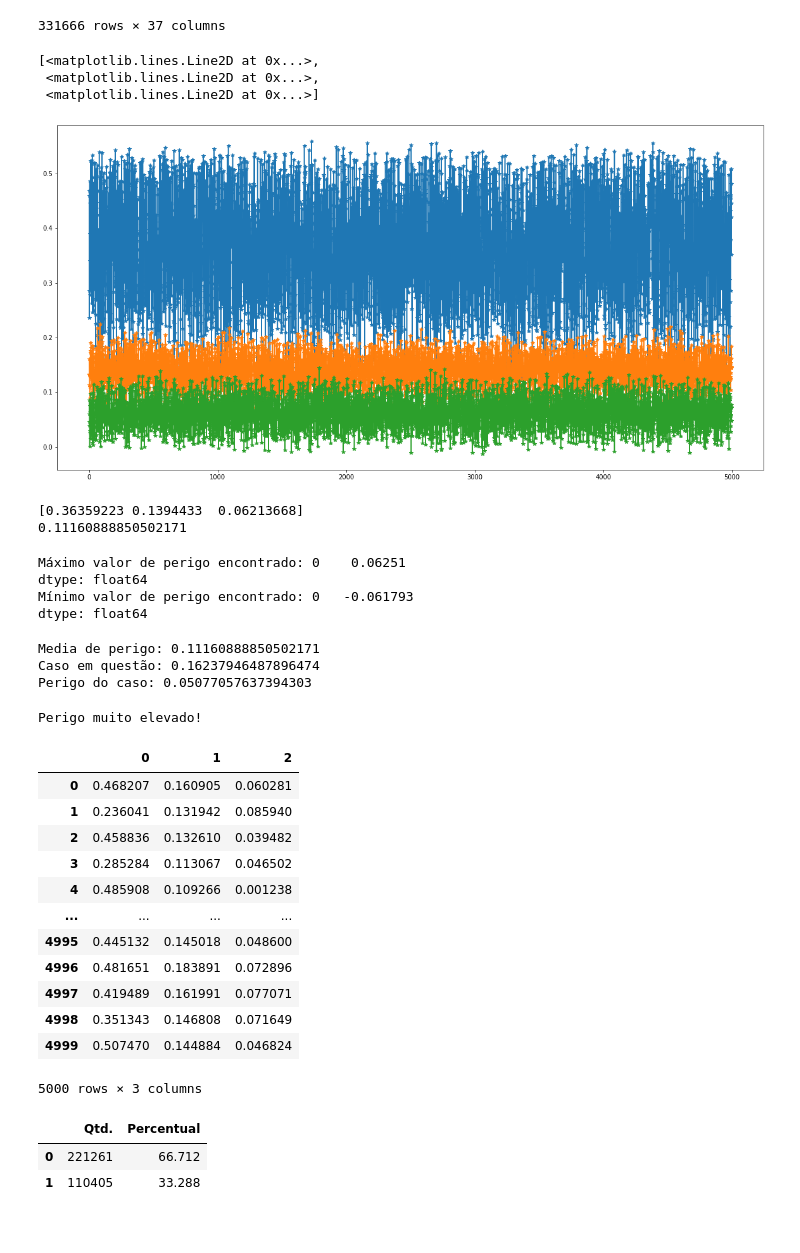
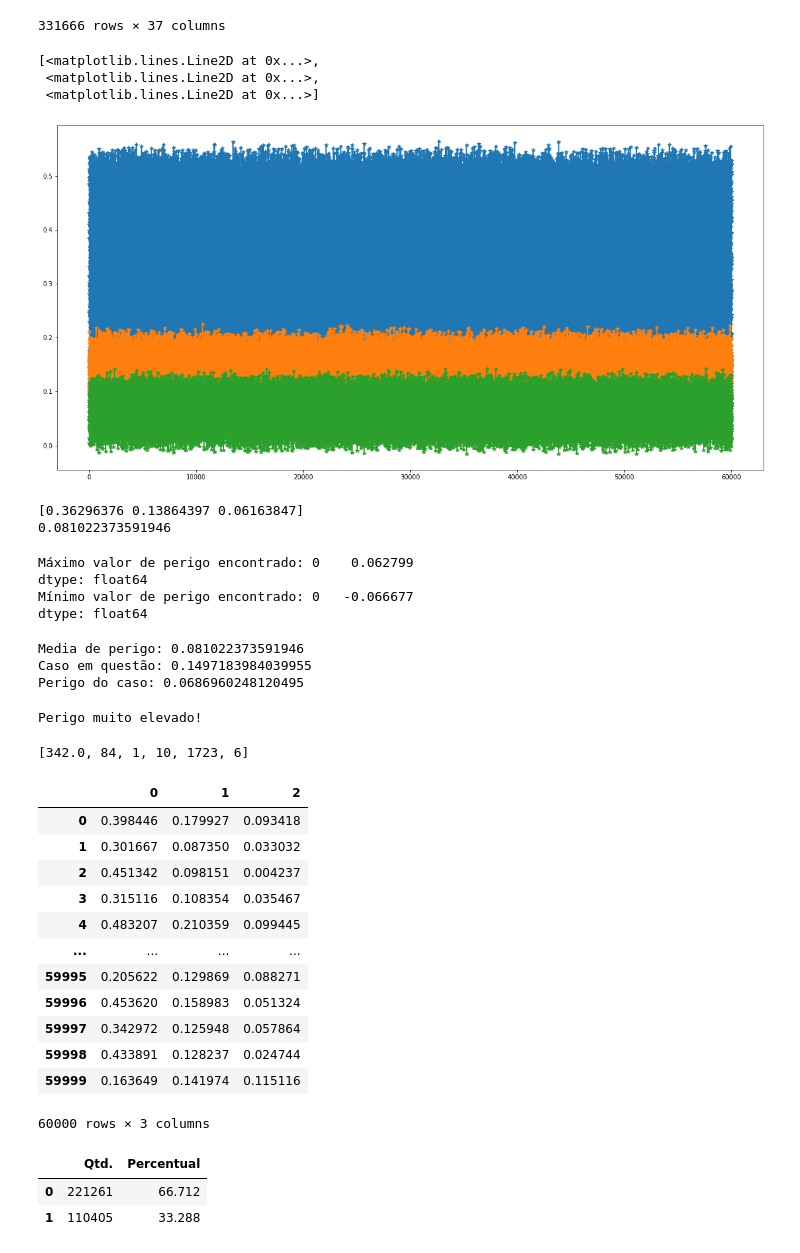
Before and after one commit to RenoirSampaio/DS-FinalProject, a Jupyter notebook: DS_FinalProject.ipynb, the cells around one changed output. Cells and saved outputs as stored; diff of their text form; code cells hidden in the pictures.

```diff
--- a/DS_FinalProject.ipynb
+++ b/DS_FinalProject.ipynb
@@ -494,69 +494,69 @@ df
 # %%
 from sklearn.linear_model import LinearRegression
 from sklearn.datasets import make_regression
 
-X = df_novo[['br', 'idade','fase_dia','condicao_metereologica','municipio','dia_semana']]
-y = df_novo[['feridos_leves','feridos_graves','mortos']]
+X = df_novo[['br', 'idade', 'fase_dia', 'condicao_metereologica', 'municipio', 'dia_semana']]
+y = df_novo[['feridos_leves', 'feridos_graves', 'mortos']]
 
 model = LinearRegression()
 model.fit(X, y)
 Xnew = []
-for i in range(5000):
+for i in range(60000):
     Xnew.append([np.random.choice(df['br'].unique()),
                  np.random.choice(df['idade'].unique()),
                  np.random.choice(df['fase_dia'].unique()),
                  np.random.choice(df['condicao_metereologica'].unique()),
                  np.random.choice(df['municipio'].unique()),
                  np.random.choice(df['dia_semana'].unique())])
 Xnew
 
 ynew = model.predict(Xnew)
 
 plt.figure(figsize=(20,10))
 plt.plot(ynew,'*-')
 # %% [output]
 [<matplotlib.lines.Line2D at 0x...>,
  <matplotlib.lines.Line2D at 0x...>,
  <matplotlib.lines.Line2D at 0x...>]
-[figure, old version]
+[figure, new version]
 # %%
 #'feridos_leves','feridos_graves','mortos'
 medias = np.mean(ynew,axis=0)
 print(medias)
-media_pesos = (medias[0] + medias[1]*2.5 + medias[2]*6.5)/10
+media_pesos = ((medias[0]-0.03) + (medias[1]-0.03)*2.5 + (medias[2]-0.03)*6.5)/10
 print(media_pesos)
 # Tratar isso com uma média geral
 # Os pesos dão mais importância aos casos mais raros
 # %% [output]
-[0.36359223 0.1394433  0.06213668]
-0.11160888850502171
+[0.36296376 0.13864397 0.06163847]
+0.081022373591946
 # %%
 # Tabela com todos os perigos dos casos testados
 tabela_perigos = []
 for i in range(ynew.shape[0]):
   caso = ynew[i]
-  caso_pesos = (caso[0] + caso[1]*2.5 + caso[2]*6.5)/10
+  caso_pesos = ((caso[0]-0.03) + (caso[1]-0.03)*2.5 + (caso[2]-0.03)*6.5)/10
   tabela_perigos.append(caso_pesos - media_pesos)
 tabela_perigos = pd.DataFrame(tabela_perigos)
 print(f'Máximo valor de perigo encontrado: {tabela_perigos.max()}')
 print(f'Mínimo valor de perigo encontrado: {tabela_perigos.min()}')
 # %% [output]
-Máximo valor de perigo encontrado: 0    0.06251
+Máximo valor de perigo encontrado: 0    0.062799
 dtype: float64
-Mínimo valor de perigo encontrado: 0   -0.061793
+Mínimo valor de perigo encontrado: 0   -0.066677
 dtype: float64
 # %%
 # Teste de caso
-caso = ynew[1005] # Exemplo
+caso = ynew[1049] # Exemplo
 caso_pesos = (caso[0] + caso[1]*2.5 + caso[2]*6.5)/10
 perigo_do_caso = caso_pesos - media_pesos
 print(f'Media de perigo: {media_pesos}')
 print(f'Caso em questão: {caso_pesos}')
 print(f'Perigo do caso: {perigo_do_caso}')
 # %% [output]
-Media de perigo: 0.11160888850502171
-Caso em questão: 0.16237946487896474
-Perigo do caso: 0.05077057637394303
+Media de perigo: 0.081022373591946
+Caso em questão: 0.1497183984039955
+Perigo do caso: 0.0686960248120495
 # %%
 # Com base no que foi visto anteriormente teremos os ídices
 # de perigo para cada caso
@@ -572,22 +572,28 @@ else:
   print("Perigo médio")
 # %% [output]
 Perigo muito elevado!
+# %%
+# Entradas do exemplo
+# 'br', 'idade', 'fase_dia', 'condicao_metereologica', 'municipio', 'dia_semana'
+Xnew[1049]
+# %% [output]
+[342.0, 84, 1, 10, 1723, 6]
 # %%
 pd.DataFrame(ynew)
 # %% [output]
 |  | 0 | 1 | 2 |
-| 0 | 0.468207 | 0.160905 | 0.060281 |
-| 1 | 0.236041 | 0.131942 | 0.085940 |
-| 2 | 0.458836 | 0.132610 | 0.039482 |
-| 3 | 0.285284 | 0.113067 | 0.046502 |
-| 4 | 0.485908 | 0.109266 | 0.001238 |
+| 0 | 0.398446 | 0.179927 | 0.093418 |
+| 1 | 0.301667 | 0.087350 | 0.033032 |
+| 2 | 0.451342 | 0.098151 | 0.004237 |
+| 3 | 0.315116 | 0.108354 | 0.035467 |
+| 4 | 0.483207 | 0.210359 | 0.099445 |
 | ... | ... | ... | ... |
-| 4995 | 0.445132 | 0.145018 | 0.048600 |
-| 4996 | 0.481651 | 0.183891 | 0.072896 |
-| 4997 | 0.419489 | 0.161991 | 0.077071 |
-| 4998 | 0.351343 | 0.146808 | 0.071649 |
-| 4999 | 0.507470 | 0.144884 | 0.046824 |
+| 59995 | 0.205622 | 0.129869 | 0.088271 |
+| 59996 | 0.453620 | 0.158983 | 0.051324 |
+| 59997 | 0.342972 | 0.125948 | 0.057864 |
+| 59998 | 0.433891 | 0.128237 | 0.024744 |
+| 59999 | 0.163649 | 0.141974 | 0.115116 |
-5000 rows × 3 columns
+60000 rows × 3 columns
 # %%
 freq(df.feridos_leves, plot=True)
 # %% [output]
```
